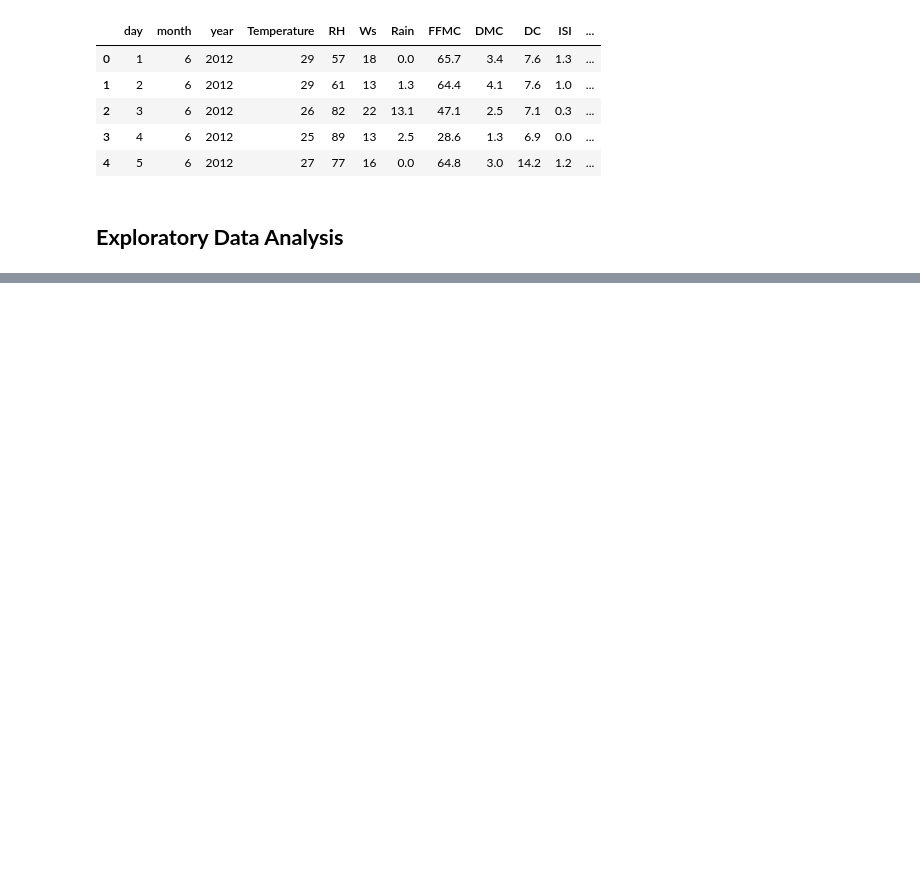
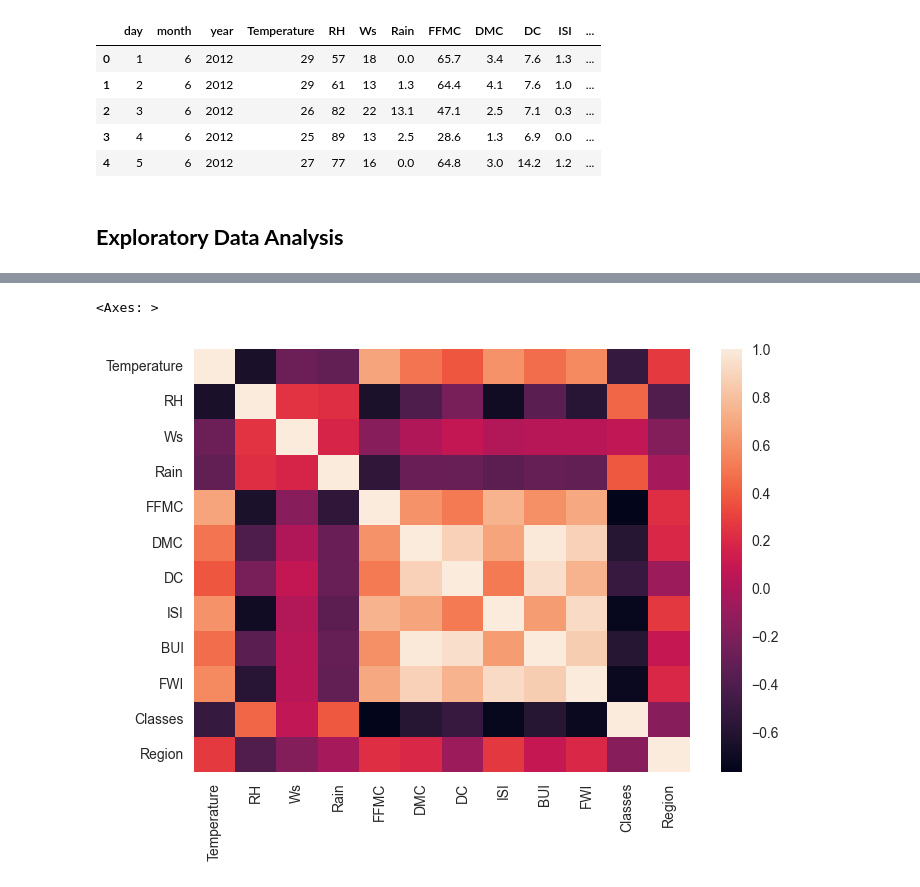
Before and after one commit to sukriti-waani/Machine-Learning, a Jupyter notebook: 3-Ridge_Lasso_ElasticNet/3.3-Implementation/1-algerian_forest_fires.ipynb, the cells around one changed output, grey strips where cells are left out. Drawn from its saved outputs; the diff is of its cells as text; code cells hidden in the pictures; blank space fills up the shorter version.

```diff
--- a/3-Ridge_Lasso_ElasticNet/3.3-Implementation/1-algerian_forest_fires.ipynb
+++ b/3-Ridge_Lasso_ElasticNet/3.3-Implementation/1-algerian_forest_fires.ipynb
@@ -303,0 +394,5 @@ df.to_csv('Algerian_forest_fires_cleaned_dataset.csv', index = False)
+# %%
+sns.heatmap(df_copy.corr())
+# %% [output]
+<Axes: >
+[figure, added]
```
Also changed, not shown: parts of 17 cells of this notebook, 1 other file.
